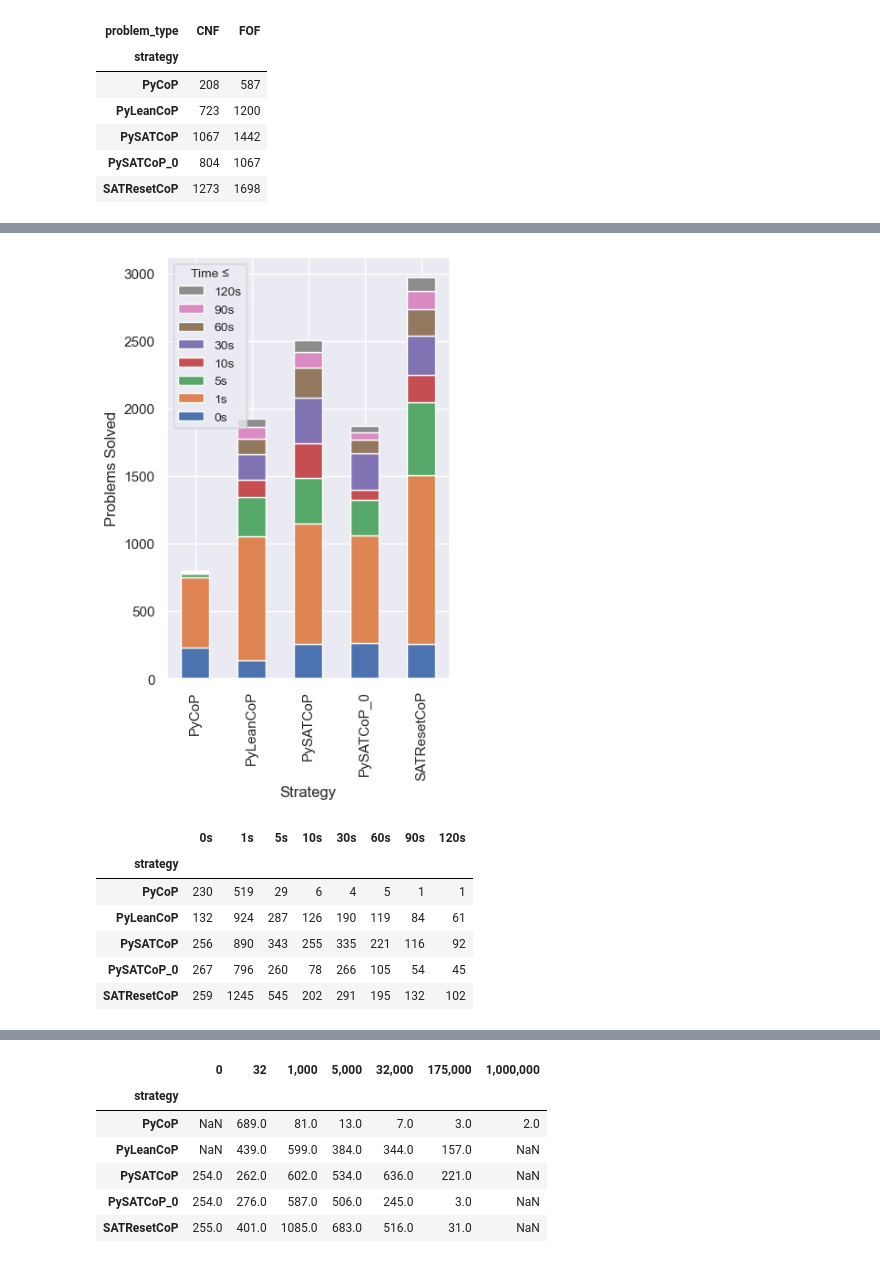
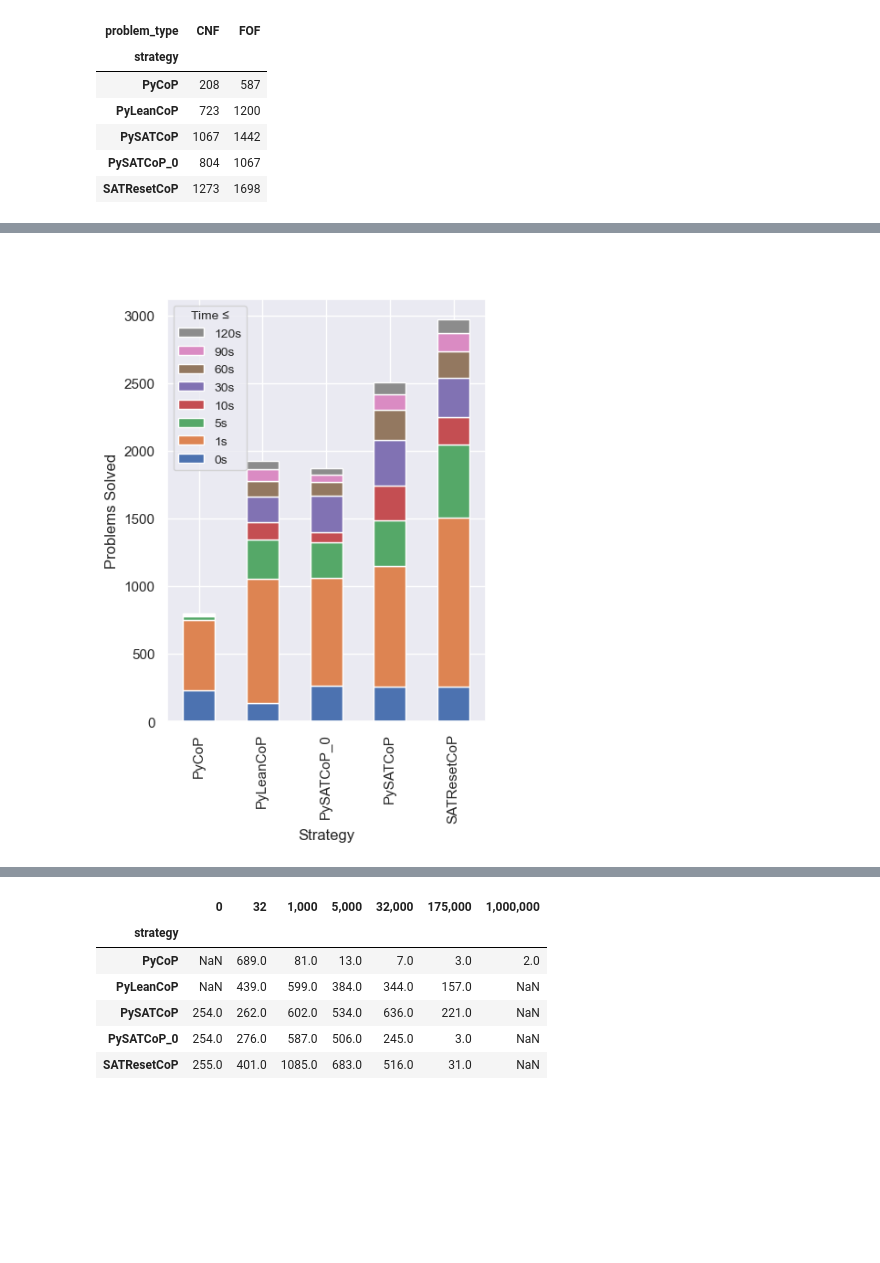
Before and after one commit to mfixman/connections, a Jupyter notebook: jupyter/Vampire.ipynb, the cells around one changed output, grey strips where cells are left out. Cells and saved outputs as stored; diff of their text form; code cells hidden in the pictures; blank space fills up the shorter version.

```diff
--- a/jupyter/Vampire.ipynb
+++ b/jupyter/Vampire.ipynb
@@ -264,38 +302,30 @@ data[data.solved].time_ms.max()
+# %% [markdown]
+#
 # %%
-pyplot.rcParams["figure.figsize"] = (4, 6)
+pyplot.rcParams["figure.figsize"] = (4.5, 6)
 
 times = [0, 1, 5, 10, 30, 60, 90, 120]
 solved_time = Series(
     numpy.select(
         [data.solved & (data.time_ms <= 1000 * x) for x in times],
         [x for x in times],
         default = None,
     ),
     index = data.index,
     name = 'solved_time',
 )
 
 q = pandas.concat([data, solved_time], axis = 1)[['strategy', 'solved_time']]
-b = q.groupby('strategy').value_counts(sort = False).sort_index(level = [0, 1]).unstack()
+b = q.groupby('strategy').value_counts(sort = False).sort_index(level = [0, 1]).unstack().sort_index(key = lambda x: x.map(strategies.index))
 b.columns = [f'{x}s' for x in b.columns]
 b.plot.bar(stacked = True)
 pyplot.ylabel('Problems Solved')
 pyplot.xlabel('Strategy')
-pyplot.legend(loc = 0, fontsize = 'small', reverse = True, title = 'Time ≤', title_fontsize = 'small')
+pyplot.legend(loc = 2, fontsize = 'small', reverse = True, title = 'Time ≤', title_fontsize = 'small')
 
 pyplot.savefig('Vampire/figures/strategy_solved_time_plot.png', dpi = 400, bbox_inches = 'tight')
 # %% [output]
-[figure, old version]
+[figure, new version]
-# %%
-b
-# %% [output]
-|  | 0s | 1s | 5s | 10s | 30s | 60s | 90s | 120s |
-| strategy |  |  |  |  |  |  |  |  |
-| PyCoP | 230 | 519 | 29 | 6 | 4 | 5 | 1 | 1 |
-| PyLeanCoP | 132 | 924 | 287 | 126 | 190 | 119 | 84 | 61 |
-| PySATCoP | 256 | 890 | 343 | 255 | 335 | 221 | 116 | 92 |
-| PySATCoP_0 | 267 | 796 | 260 | 78 | 266 | 105 | 54 | 45 |
-| SATResetCoP | 259 | 1245 | 545 | 202 | 291 | 195 | 132 | 102 |
 # %%
 times = [0, 32, 1000, 5000, 32000, 175000, 1000000]
 solved_time = Series(
```
Also changed, not shown: parts of 7 cells of this notebook, 12 other files.
